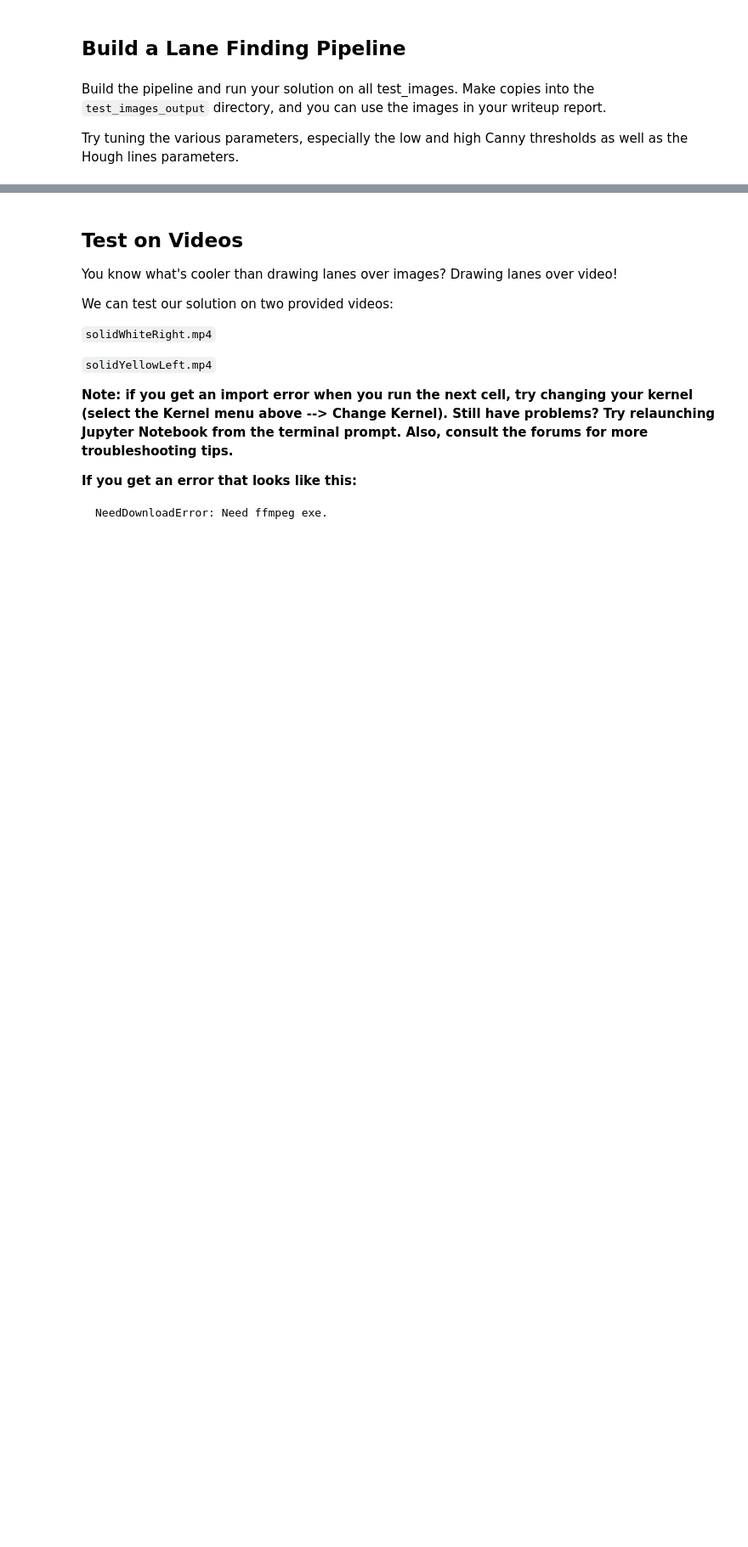
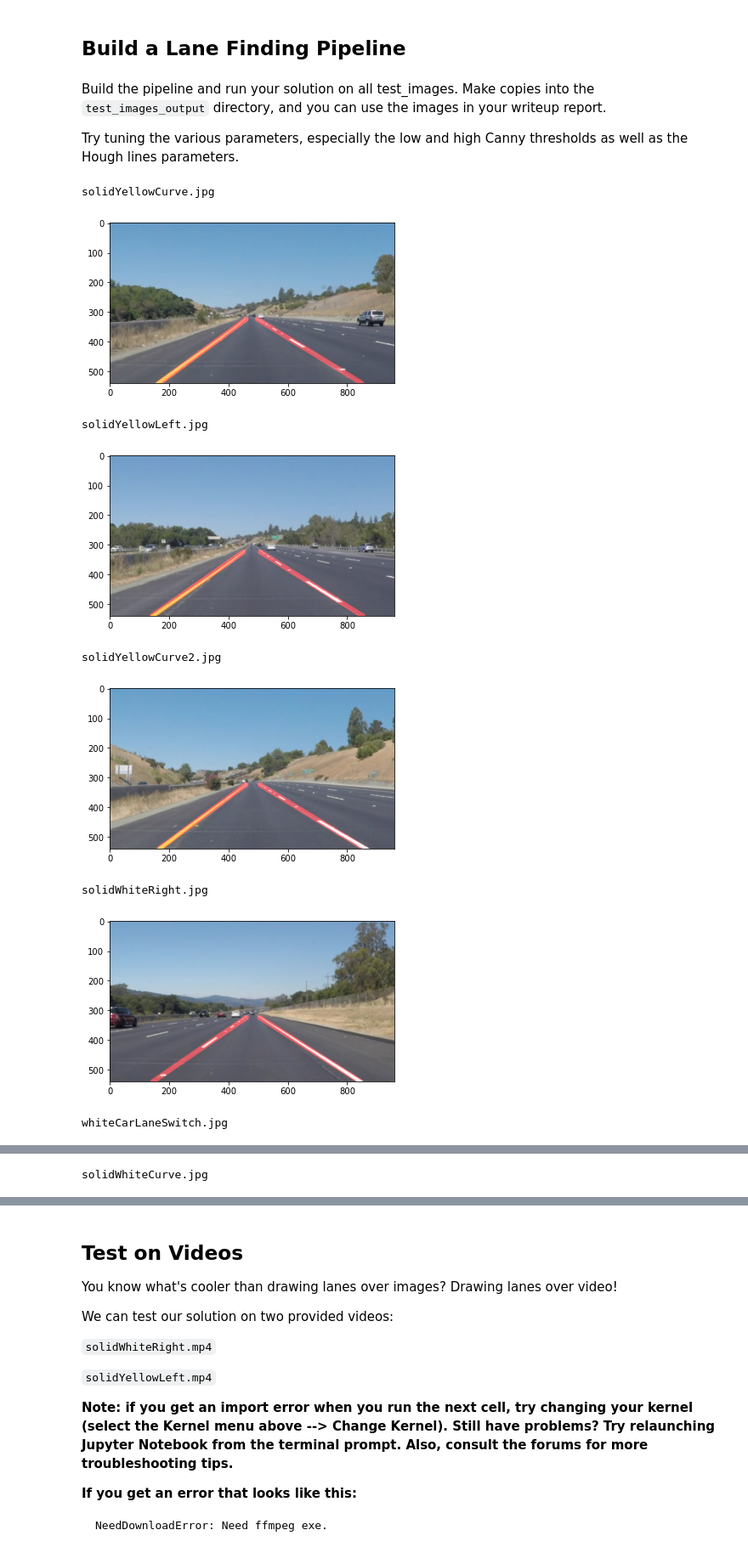
Before and after one commit to dmytrobandak/udacity-self-driving-lane-lines, a Jupyter notebook: P1.ipynb, the cells around one changed output, grey strips where cells are left out. Shown at 85% size. Saved outputs shown, nothing was run; the diff lists cells and outputs as text; code cells hidden in the pictures; blank space fills up the shorter version.

Commit message:
Implemented lane lines extraction on test images.

```diff
--- a/P1.ipynb
+++ b/P1.ipynb
@@ -191,0 +159,44 @@ Try tuning the various parameters, especially the low and high Canny thresholds
+# %%
+# TODO: Build your pipeline that will draw lane lines on the test_images
+import math
+import os
+
+test_image_files = os.listdir("test_images/")
+for image_file in test_image_files:
+    print(image_file)
+    # load a test image
+    current_image = mpimg.imread('test_images/'+image_file)
+    Y_size, X_size = current_image.shape[:2]
+    # convolve with Gaussian kernel
+    kernel_size = 3
+    current_image = cv2.GaussianBlur(current_image, (kernel_size, kernel_size), 0)
+    # convert into greyscale
+    grey_image = cv2.cvtColor(current_image, cv2.COLOR_RGB2GRAY)
+    # detect edges via Canny algorithms
+    low_threshold, high_threshold = 50, 150
+    edges = cv2.Canny(grey_image, low_threshold, high_threshold)
+    # only keep the part of the image with the lane
+    vertices = np.array( [[[ X_size*0.98, Y_size],[ X_size*0.55, Y_size*0.6],[X_size*0.45,Y_size*0.6],[ X_size*0.1, Y_size]]], dtype=np.int32 )
+    edges = region_of_interest(edges, vertices)
+    # feature extraction from edges - lines
+    rho, theta, line_threshold, min_line_len, max_line_gap =1, np.pi/180, 50, 10, 3
+    lines = cv2.HoughLinesP(edges, rho, theta, line_threshold, np.array([]), minLineLength=min_line_len, maxLineGap=max_line_gap)
+    # draw a linear of the extracted line
+    current_image = draw_lines(current_image, lines)
+
+    plt.imshow(current_image)
+    plt.show()
+
+
+
+# then save them to the test_images_output directory.
+# %% [output]
+solidYellowCurve.jpg
+[figure, added]
+solidYellowLeft.jpg
+[figure, added]
+solidYellowCurve2.jpg
+[figure, added]
+solidWhiteRight.jpg
+[figure, added]
+whiteCarLaneSwitch.jpg
@@ -191,0 +204 @@ Try tuning the various parameters, especially the low and high Canny thresholds
+solidWhiteCurve.jpg
```
Also changed, not shown: parts of 4 cells of this notebook, 1 other file.
